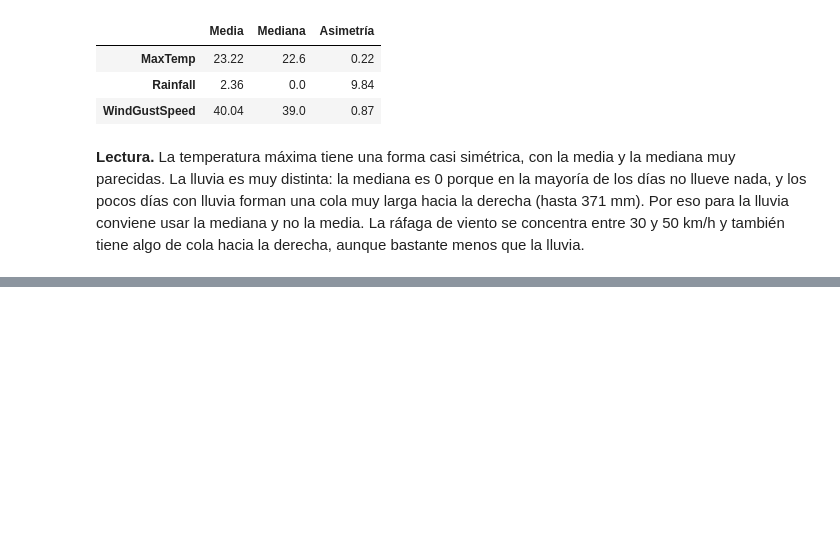
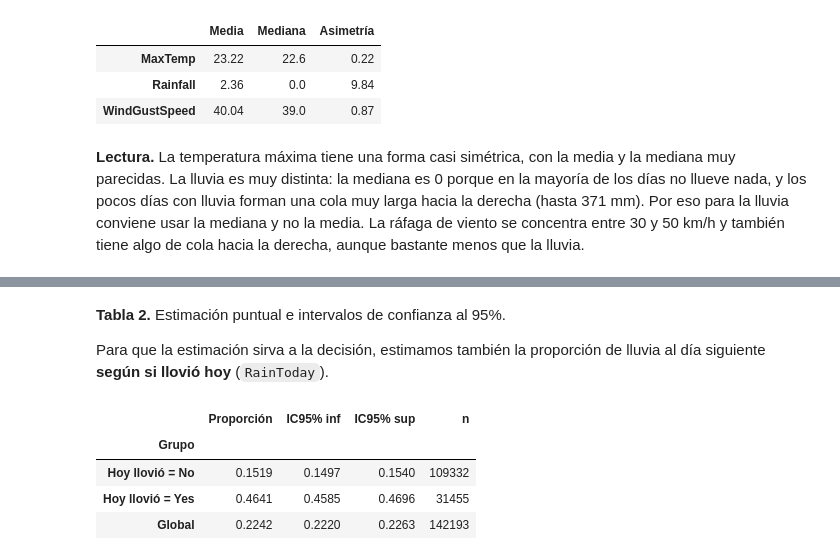
Before and after one commit to Karimzaid/mcdi501-estadistica-computacional, a Jupyter notebook: notebooks/01_formativa1_eda.ipynb, the cells around one changed output, grey strips where cells are left out. Drawn from its saved outputs; the diff is of its cells as text; code cells hidden in the pictures; blank space fills up the shorter version.

```diff
--- a/notebooks/01_formativa1_eda.ipynb
+++ b/notebooks/01_formativa1_eda.ipynb
@@ -301,0 +355,23 @@ pd.DataFrame({
+# %% [markdown]
+**Tabla 2.** Estimación puntual e intervalos de confianza al 95%.
+
+Para que la estimación sirva a la decisión, estimamos también la proporción de lluvia al día siguiente **según si llovió hoy** (`RainToday`).
+# %%
+sub = df.dropna(subset=[TARGET, 'RainToday'])
+filas = []
+for grupo, g in sub.groupby('RainToday'):
+    k, nn = (g[TARGET] == 'Yes').sum(), len(g)
+    p, lo, hi = ic_prop(k, nn)
+    filas.append([f'Hoy llovió = {grupo}', p, lo, hi, nn])
+
+p, lo, hi = ic_prop((y == 'Yes').sum(), len(y))
+filas.append(['Global', p, lo, hi, len(y)])
+
+ic_cond = pd.DataFrame(filas, columns=['Grupo', 'Proporción', 'IC95% inf', 'IC95% sup', 'n']).set_index('Grupo')
+ic_cond.round(4)
+# %% [output]
+|  | Proporción | IC95% inf | IC95% sup | n |
+| Grupo |  |  |  |  |
+| Hoy llovió = No | 0.1519 | 0.1497 | 0.1540 | 109332 |
+| Hoy llovió = Yes | 0.4641 | 0.4585 | 0.4696 | 31455 |
+| Global | 0.2242 | 0.2220 | 0.2263 | 142193 |
```
Also changed, not shown: parts of 7 cells of this notebook, 1 other file.
